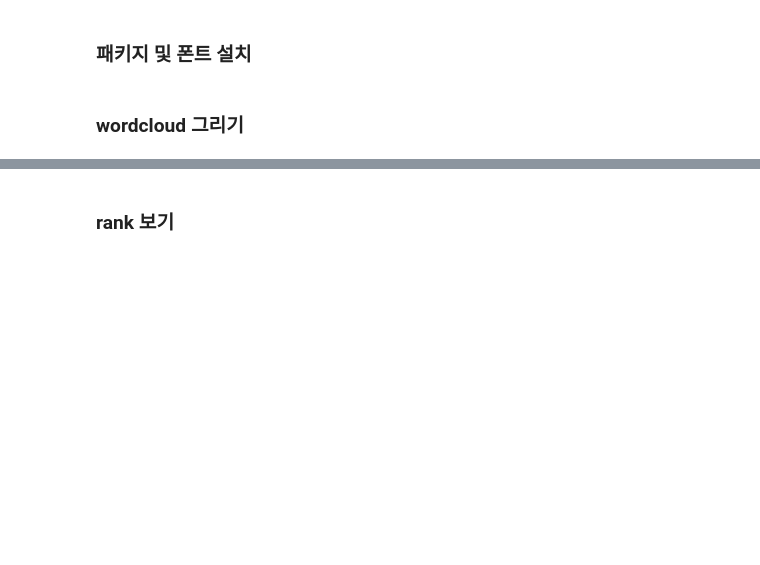
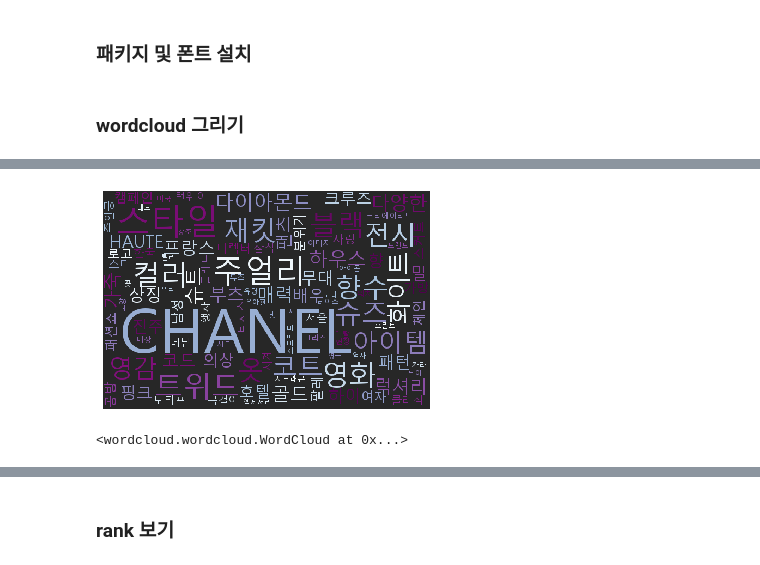
Before and after one commit to sujin29/blande, a Jupyter notebook: 1208_ch_after_pp_for_network.ipynb, the cells around one changed output, grey strips where cells are left out. Cells and saved outputs as stored; diff of their text form; code cells hidden in the pictures; blank space fills up the shorter version.

Commit message:
before/after analysis, network analysis

```diff
--- a/1208_ch_after_pp_for_network.ipynb
+++ b/1208_ch_after_pp_for_network.ipynb
@@ -130,0 +179,7 @@ print(count.most_common(100))
+# %%
+before_word_list = []
+for i in range(len(before)):
+    for word in before.loc[i, 'ADFN']:
+        if word not in stop_words:
+            if word not in common:
+                before_word_list.append(word)
@@ -130,0 +193,6 @@ print(count.most_common(100))
+# %%
+before_count = Counter(before_word_list)
+print(before_count.most_common(100))
+print('-'*50)
+after_count = Counter(after_word_list)
+print(after_count.most_common(100))
@@ -131,3 +203,6 @@ print(count.most_common(100))
+# %%
+before_rank = before_count.most_common(500)
+after_rank = after_count.most_common(500)
 # %%
 # 한 글자인 단어는 제외
 
@@ -194,9 +253,15 @@ wc.to_file('ch_ADFN_dropword50.png')
 <wordcloud.wordcloud.WordCloud at 0x...>
 # %%
-# wc.generate_from_frequencies(dict(noun_rank))
+wc.generate_from_frequencies(dict(before_rank[:100]))
 
-# plt.imshow(wc)
-# plt.axis('off')
-# plt.show()
+plt.imshow(wc)
+plt.axis('off')
 
-# wc.to_file('twitter_noun_chanel.png')
+# plt.savefig('./final_img/rose_total50.png', bbox_inches = 'tight')
+plt.show()
+
+
+wc.to_file('./final_img/chanel_before_total100.png')
+# %% [output]
+[figure, added]
+<wordcloud.wordcloud.WordCloud at 0x...>
```
Also changed, not shown: parts of 22 cells of this notebook, 11 other files.
